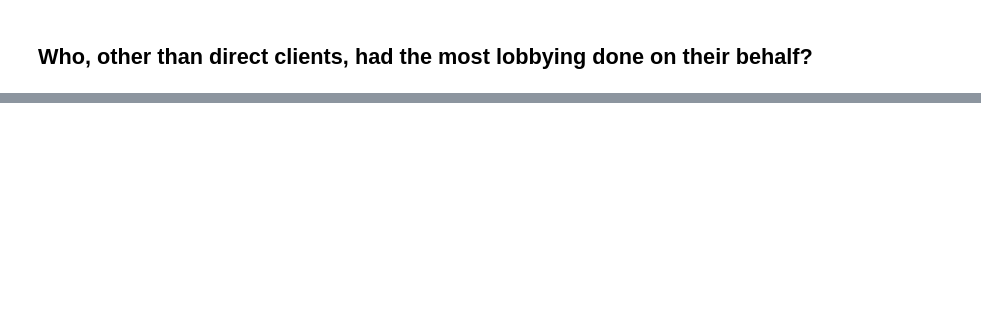
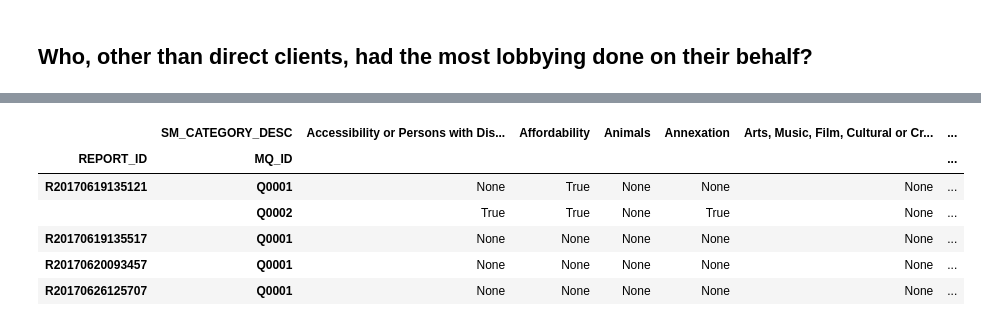
Before and after one commit to open-austin/lobbying-in-austin, a Jupyter notebook: notebooks/Austin-lobbyists-post-2017.ipynb, the cells around one changed output, grey strips where cells are left out. Saved outputs shown, nothing was run; the diff lists cells and outputs as text; code cells hidden in the pictures; blank space fills up the shorter version.

```diff
--- a/notebooks/Austin-lobbyists-post-2017.ipynb
+++ b/notebooks/Austin-lobbyists-post-2017.ipynb
@@ -134,0 +284,2 @@ sm = pd.read_csv("../data/Lobbyist_-_Subject_Matter_List.csv")
+# %%
+kwide= pd.merge(kvp, sm[["SM_ID", "SM_CATEGORY_DESC"]], on="SM_ID", how='left')
@@ -134,0 +295,15 @@ sm = pd.read_csv("../data/Lobbyist_-_Subject_Matter_List.csv")
+# %%
+kwide = kwide[["REPORT_ID","MQ_ID","SM_CATEGORY_DESC"]]
+# %%
+import numpy as np
+table = pd.pivot_table(kwide, index=['REPORT_ID', 'MQ_ID'], columns=['SM_CATEGORY_DESC'], aggfunc=lambda x: True)
+# %%
+table[:5]
+# %% [output]
+|  | SM_CATEGORY_DESC | Accessibility or Persons with Dis... | Affordability | Animals | Annexation | Arts, Music, Film, Cultural or Cr... | ... |
+| REPORT_ID | MQ_ID |  |  |  |  |  | ... |
+| R20170619135121 | Q0001 | None | True | None | None | None | ... |
+|  | Q0002 | True | True | None | True | None | ... |
+| R20170619135517 | Q0001 | None | None | None | None | None | ... |
+| R20170620093457 | Q0001 | None | None | None | None | None | ... |
+| R20170626125707 | Q0001 | None | None | None | None | None | ... |
```
Also changed, not shown: parts of 18 cells of this notebook, 1 other file.
